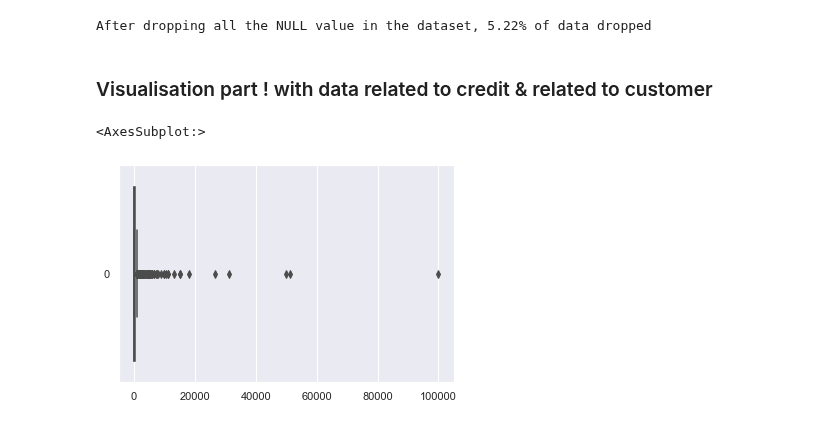
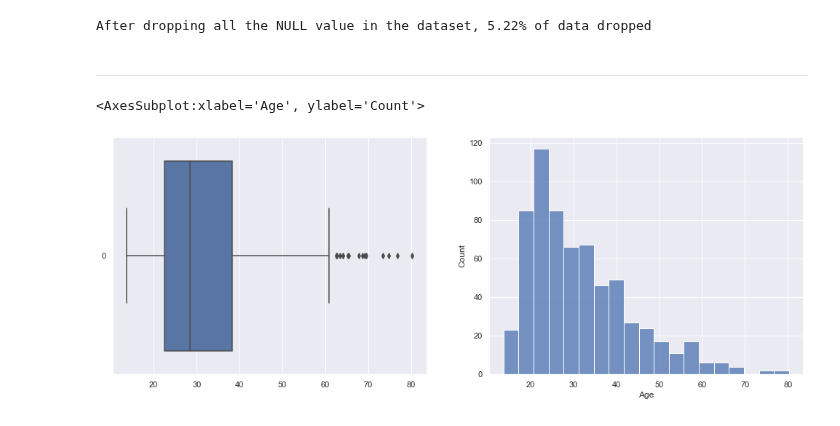
Before and after one commit to niyaojiayou/SC1015, a Jupyter notebook: SC1015 Mini Project.ipynb, the cells around one changed output. Saved outputs shown, nothing was run; the diff lists cells and outputs as text; code cells hidden in the pictures.

```diff
--- a/SC1015 Mini Project.ipynb
+++ b/SC1015 Mini Project.ipynb
@@ -185,9 +194,11 @@ print("")
 # %% [output]
 After dropping all the NULL value in the dataset, 5.22% of data dropped
-# %% [markdown]
-### Visualisation part ! with data related to credit & related to customer
-# %%
-sb.boxplot(data=creditcardData["Income"],orient='h')
-# %% [output]
-<AxesSubplot:>
-[figure, removed]
+# %% [markdown]
+---
+# %%
+f, axes = plt.subplots(1, 2, figsize=(17, 6))
+sb.boxplot(data = ccData['Age'], orient = "h", ax = axes[0])
+sb.histplot(data = ccData['Age'], ax = axes[1])
+# %% [output]
+<AxesSubplot:xlabel='Age', ylabel='Count'>
+[figure, added]
```
Also changed, not shown: parts of 7 cells of this notebook, 1 other file.
